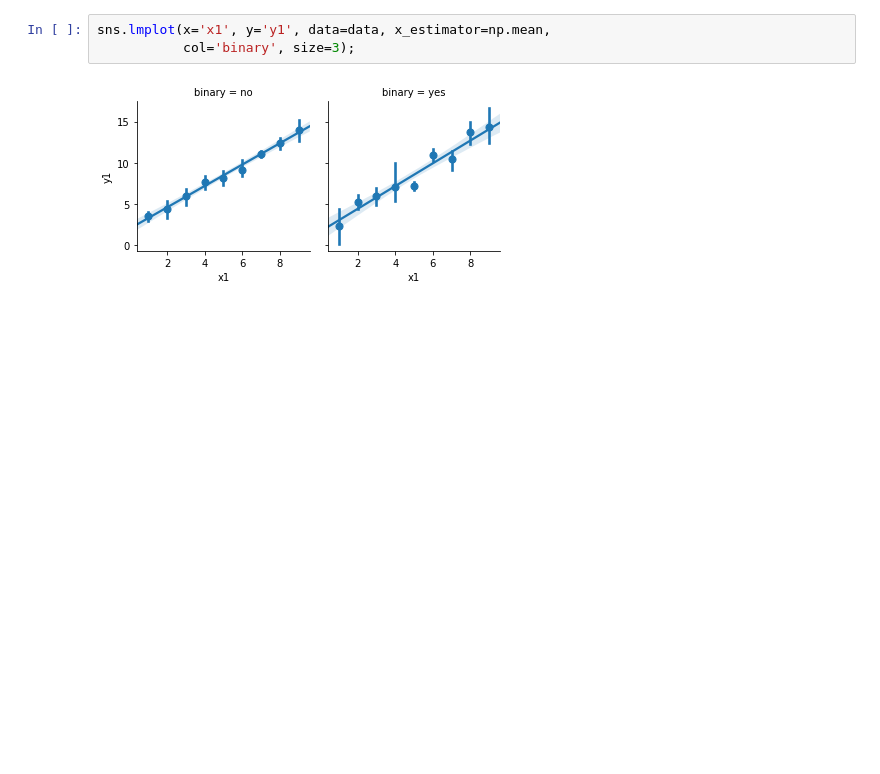
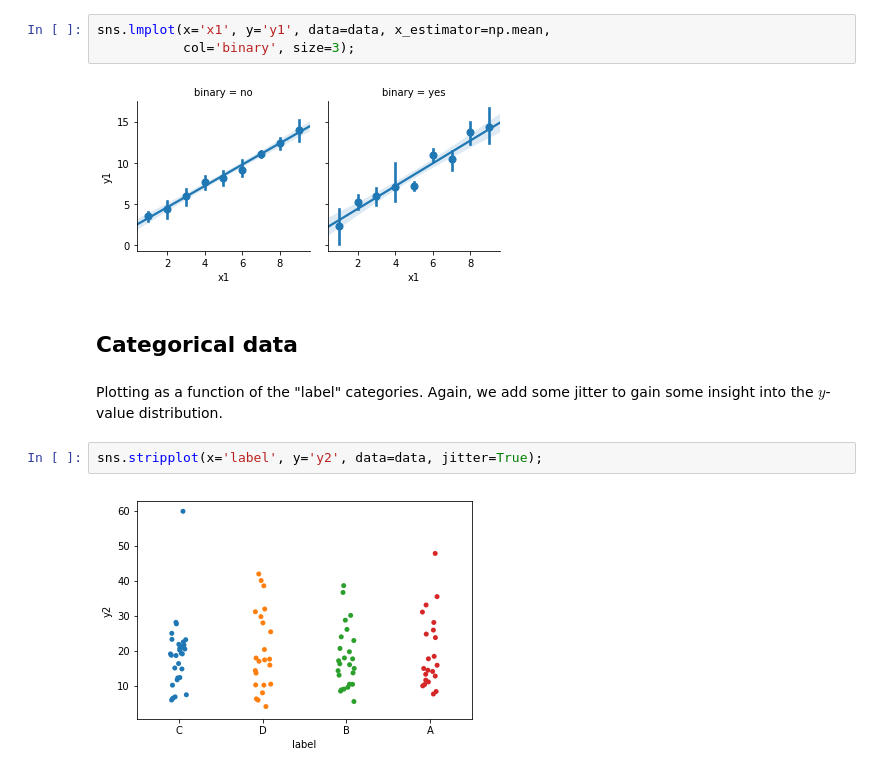
Before and after one commit to gjbex/training-material, a Jupyter notebook: Python/Seaborn/seaborn.ipynb, the cells around one changed output. Drawn from its saved outputs; the diff is of its cells as text; blank space fills up the shorter version.

```diff
--- a/Python/Seaborn/seaborn.ipynb
+++ b/Python/Seaborn/seaborn.ipynb
@@ -115,3 +117,11 @@ sns.lmplot(x='x1', y='y1', data=data, x_estimator=np.mean,
            col='binary', size=3);
 # %% [output]
 [figure]
+# %% [markdown]
+## Categorical data
+# %% [markdown]
+Plotting as a function of the "label" categories.  Again, we add some jitter to gain some insight into the $y$-value distribution.
+# %%
+sns.stripplot(x='label', y='y2', data=data, jitter=True);
+# %% [output]
+[figure, added]
```
Also changed, not shown: parts of 16 cells of this notebook, 1 other file.
